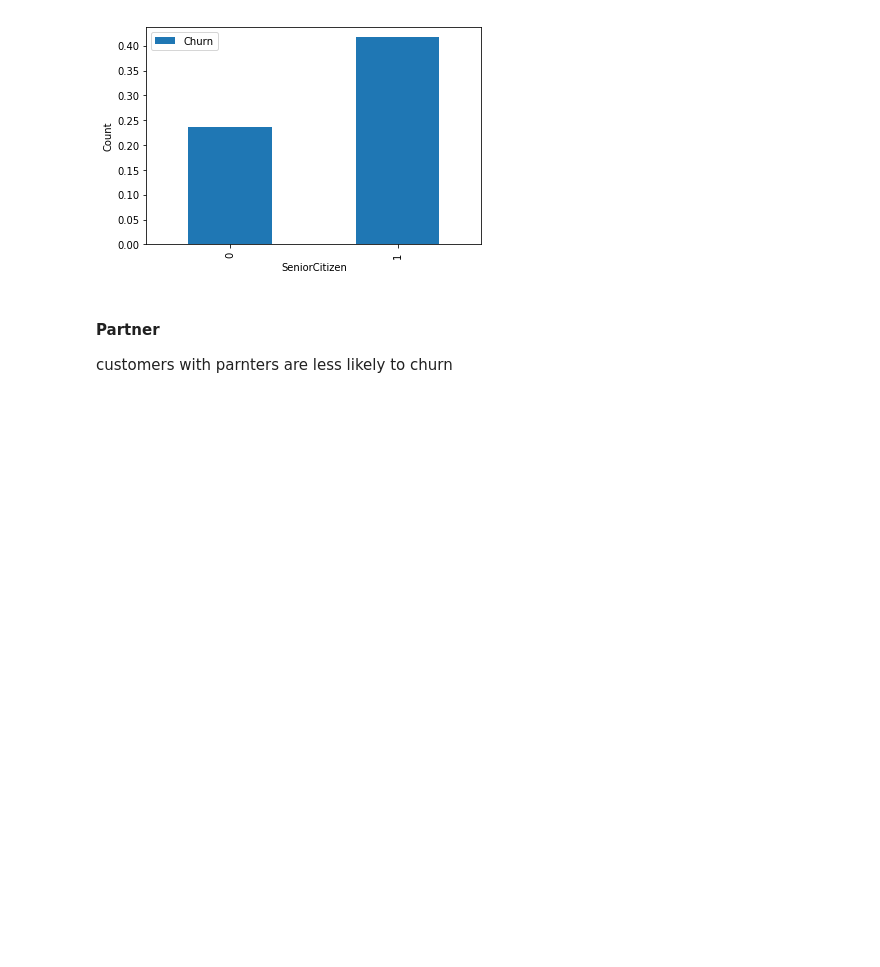
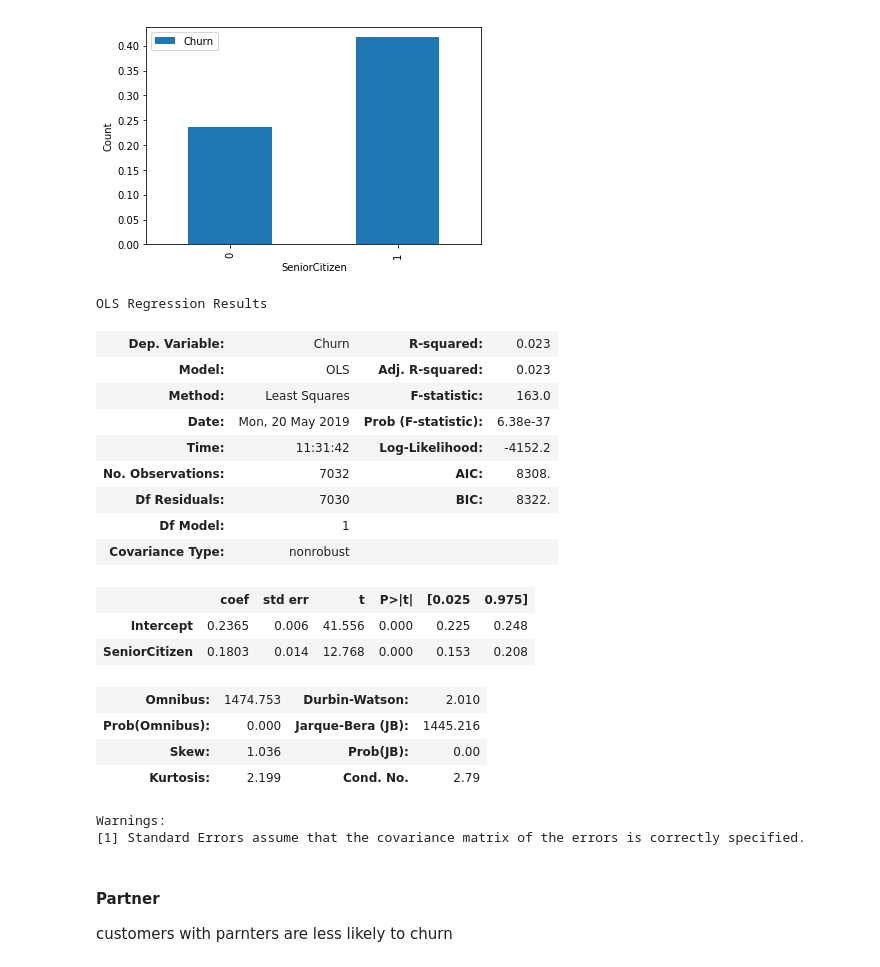
Before and after one commit to parasdoshicom/SpringboardDSIntensive, a Jupyter notebook: Customer Churn Prediction.ipynb, the cells around one changed output. Saved outputs shown, nothing was run; the diff lists cells and outputs as text; code cells hidden in the pictures; blank space fills up the shorter version.

```diff
--- a/Customer Churn Prediction.ipynb
+++ b/Customer Churn Prediction.ipynb
@@ -501,3 +655,28 @@ churndata.groupby(['SeniorCitizen' ])[['Churn']].mean()
+# %%
+#churndata2 = churndata
+#churndata2['intercept'] = 1
+m = ols('Churn ~ SeniorCitizen',churndata).fit()
+m.summary()
+# %% [output]
+OLS Regression Results
+| Dep. Variable: | Churn | R-squared: | 0.023 |
+| Model: | OLS | Adj. R-squared: | 0.023 |
+| Method: | Least Squares | F-statistic: | 163.0 |
+| Date: | Mon, 20 May 2019 | Prob (F-statistic): | 6.38e-37 |
+| Time: | 11:31:42 | Log-Likelihood: | -4152.2 |
+| No. Observations: | 7032 | AIC: | 8308. |
+| Df Residuals: | 7030 | BIC: | 8322. |
+| Df Model: | 1 |  |  |
+| Covariance Type: | nonrobust |  |  |
+|  | coef | std err | t | P>|t| | [0.025 | 0.975] |
+| Intercept | 0.2365 | 0.006 | 41.556 | 0.000 | 0.225 | 0.248 |
+| SeniorCitizen | 0.1803 | 0.014 | 12.768 | 0.000 | 0.153 | 0.208 |
+| Omnibus: | 1474.753 | Durbin-Watson: | 2.010 |
+| Prob(Omnibus): | 0.000 | Jarque-Bera (JB): | 1445.216 |
+| Skew: | 1.036 | Prob(JB): | 0.00 |
+| Kurtosis: | 2.199 | Cond. No. | 2.79 |
+Warnings:
+[1] Standard Errors assume that the covariance matrix of the errors is correctly specified.
 # %% [markdown]
 #### Partner
 
```
Also changed, not shown: parts of 24 cells of this notebook.
